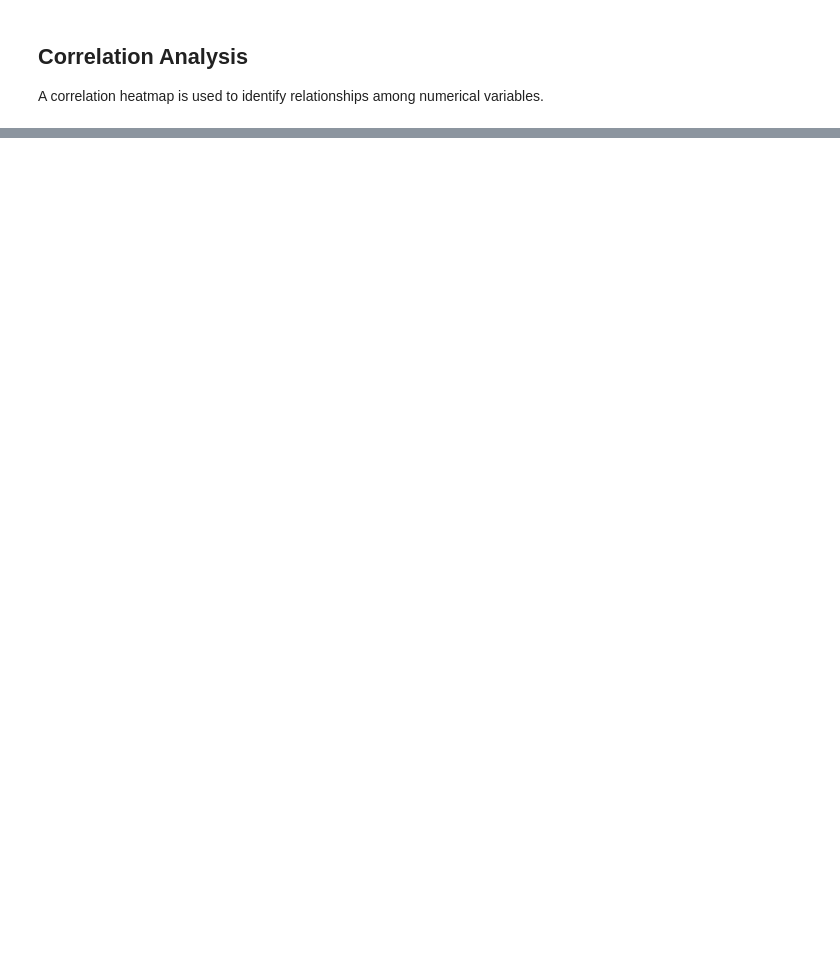
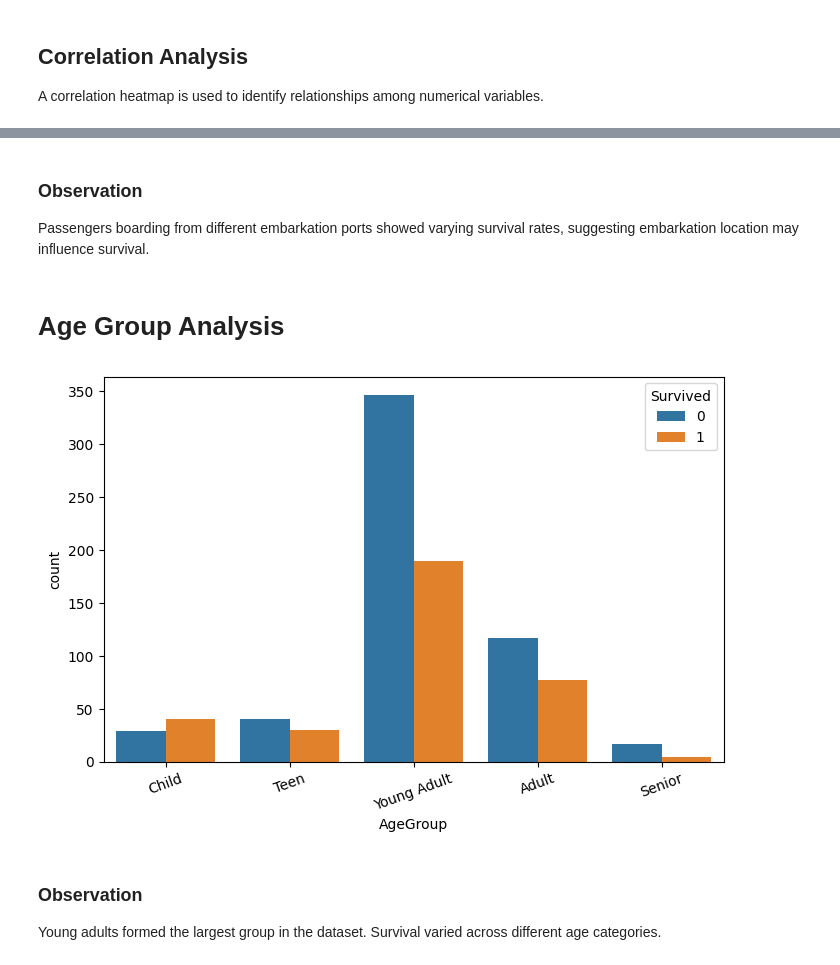
Before and after one commit to Sahil03344/Titanic_Dataset_Project, a Jupyter notebook: Titanic_Dataset.ipynb, the cells around one changed output, grey strips where cells are left out. Cells and saved outputs as stored; diff of their text form; code cells hidden in the pictures; blank space fills up the shorter version.

```diff
--- a/Titanic_Dataset.ipynb
+++ b/Titanic_Dataset.ipynb
@@ -253 +341,37 @@ The heatmap highlights relationships among numerical features and helps identify
+# %% [markdown]
+### Observation
+
+Passengers boarding from different embarkation ports showed varying survival rates, suggesting embarkation location may influence survival.
+# %% [markdown]
+# Age Group Analysis
+# %%
+tit['AgeGroup'] = pd.cut(
+    tit['Age'],
+    bins=[0,12,18,35,60,100],
+    labels=[
+        'Child',
+        'Teen',
+        'Young Adult',
+        'Adult',
+        'Senior'
+    ]
+)
+
+plt.figure(figsize=(8,5))
+
+sns.countplot(
+    data=tit,
+    x='AgeGroup',
+    hue='Survived'
+)
+
+plt.xticks(rotation=20)
+
+plt.show()
+# %% [output]
+[figure, added]
+# %% [markdown]
+### Observation
+
+Young adults formed the largest group in the dataset. Survival varied across different age categories.
 # %% [markdown]
```
Also changed, not shown: parts of 23 cells of this notebook.
